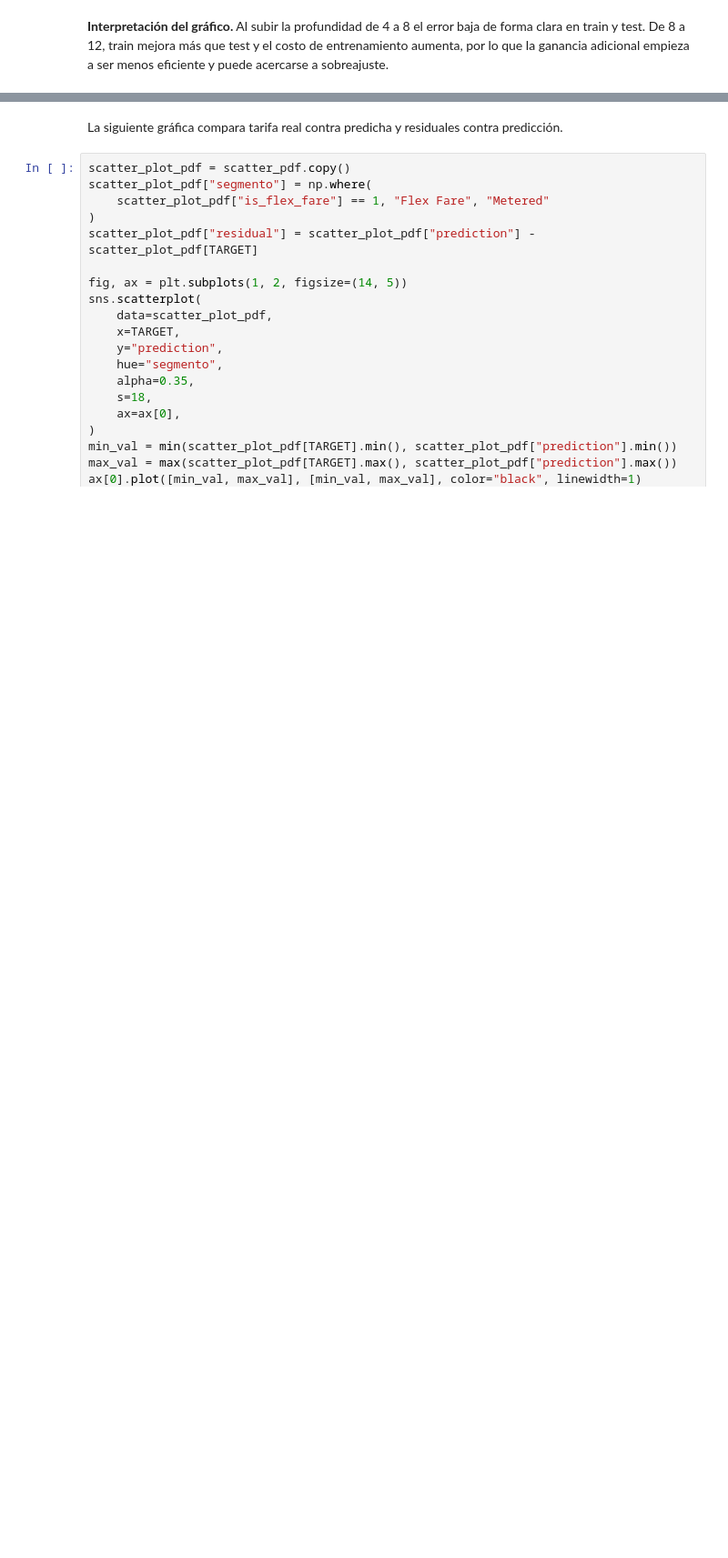
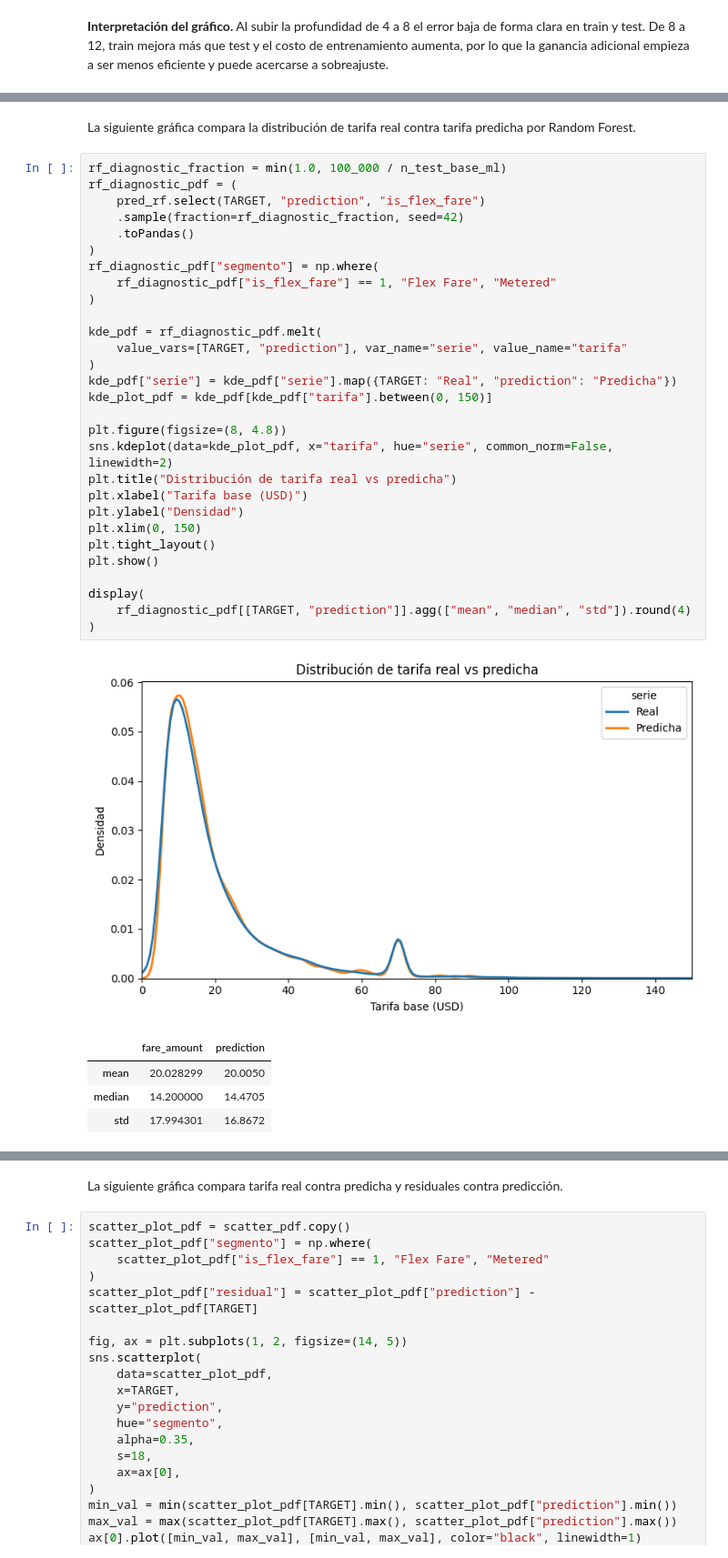
Before and after one commit to jjmonsalveg/big-data-mna, a Jupyter notebook: proyecto/etapa4/Proyecto_Final_12Equipo.ipynb, the cells around one changed output, grey strips where cells are left out. Shown at 91% size. Saved outputs shown, nothing was run; the diff lists cells and outputs as text; blank space fills up the shorter version.

```diff
--- a/proyecto/etapa4/Proyecto_Final_12Equipo.ipynb
+++ b/proyecto/etapa4/Proyecto_Final_12Equipo.ipynb
@@ -2401,0 +2934,37 @@ display(complexity_df.round(4))
+# %% [markdown]
+La siguiente gráfica compara la distribución de tarifa real contra tarifa predicha por Random Forest.
+# %%
+rf_diagnostic_fraction = min(1.0, 100_000 / n_test_base_ml)
+rf_diagnostic_pdf = (
+    pred_rf.select(TARGET, "prediction", "is_flex_fare")
+    .sample(fraction=rf_diagnostic_fraction, seed=42)
+    .toPandas()
+)
+rf_diagnostic_pdf["segmento"] = np.where(
+    rf_diagnostic_pdf["is_flex_fare"] == 1, "Flex Fare", "Metered"
+)
+
+kde_pdf = rf_diagnostic_pdf.melt(
+    value_vars=[TARGET, "prediction"], var_name="serie", value_name="tarifa"
+)
+kde_pdf["serie"] = kde_pdf["serie"].map({TARGET: "Real", "prediction": "Predicha"})
+kde_plot_pdf = kde_pdf[kde_pdf["tarifa"].between(0, 150)]
+
+plt.figure(figsize=(8, 4.8))
+sns.kdeplot(data=kde_plot_pdf, x="tarifa", hue="serie", common_norm=False, linewidth=2)
+plt.title("Distribución de tarifa real vs predicha")
+plt.xlabel("Tarifa base (USD)")
+plt.ylabel("Densidad")
+plt.xlim(0, 150)
+plt.tight_layout()
+plt.show()
+
+display(
+    rf_diagnostic_pdf[[TARGET, "prediction"]].agg(["mean", "median", "std"]).round(4)
+)
+# %% [output]
+[figure, added]
+|  | fare_amount | prediction |
+| mean | 20.028299 | 20.0050 |
+| median | 14.200000 | 14.4705 |
+| std | 17.994301 | 16.8672 |
```
Also changed, not shown: parts of 72 cells of this notebook.
